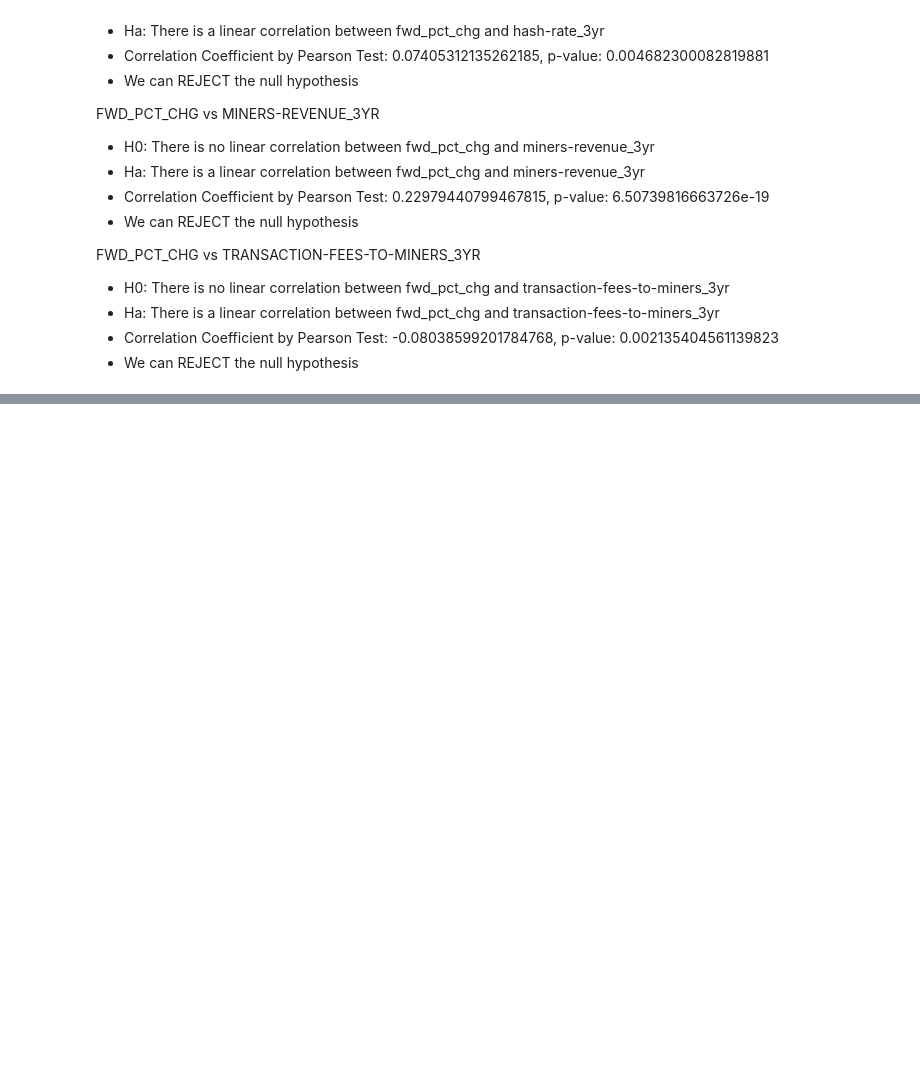
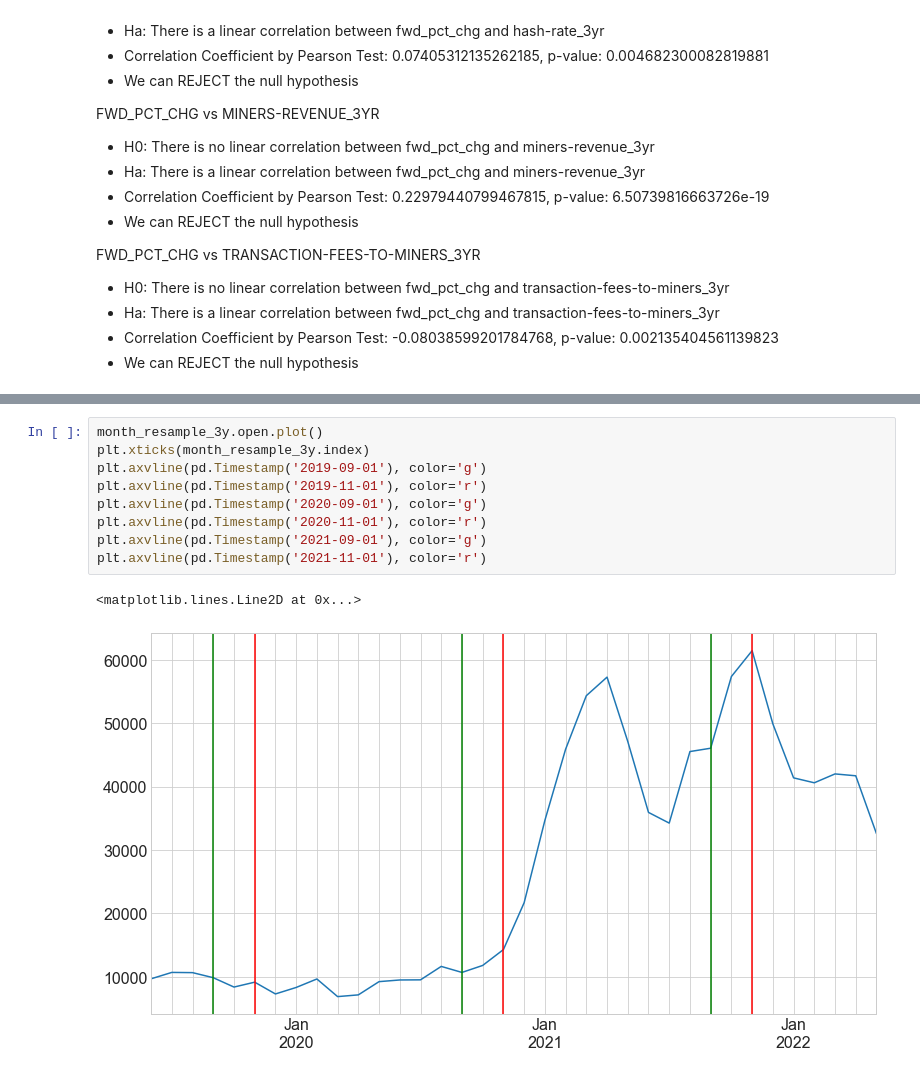
Before and after one commit to FinancialForecasters/financial_forecaster, a Jupyter notebook: aj_notebook.ipynb, the cells around one changed output, grey strips where cells are left out. Saved outputs shown, nothing was run; the diff lists cells and outputs as text; blank space fills up the shorter version.

```diff
--- a/aj_notebook.ipynb
+++ b/aj_notebook.ipynb
@@ -1240,0 +1274,12 @@ FWD_PCT_CHG  vs  TRANSACTION-FEES-TO-MINERS_3YR
+# %%
+month_resample_3y.open.plot()
+plt.xticks(month_resample_3y.index)
+plt.axvline(pd.Timestamp('2019-09-01'), color='g')
+plt.axvline(pd.Timestamp('2019-11-01'), color='r')
+plt.axvline(pd.Timestamp('2020-09-01'), color='g')
+plt.axvline(pd.Timestamp('2020-11-01'), color='r')
+plt.axvline(pd.Timestamp('2021-09-01'), color='g')
+plt.axvline(pd.Timestamp('2021-11-01'), color='r')
+# %% [output]
+<matplotlib.lines.Line2D at 0x...>
+[figure, added]
```
Also changed, not shown: parts of 20 cells of this notebook.
